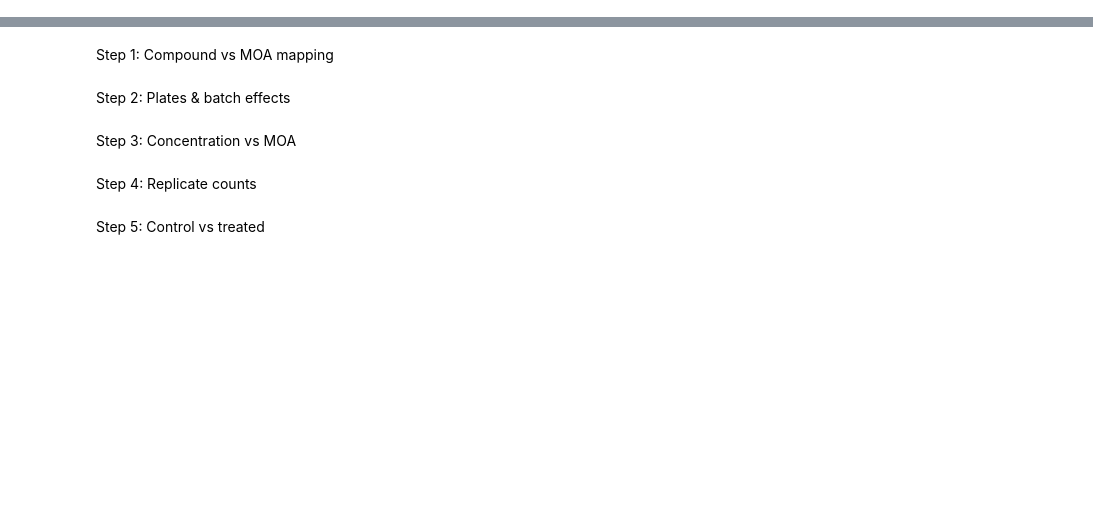
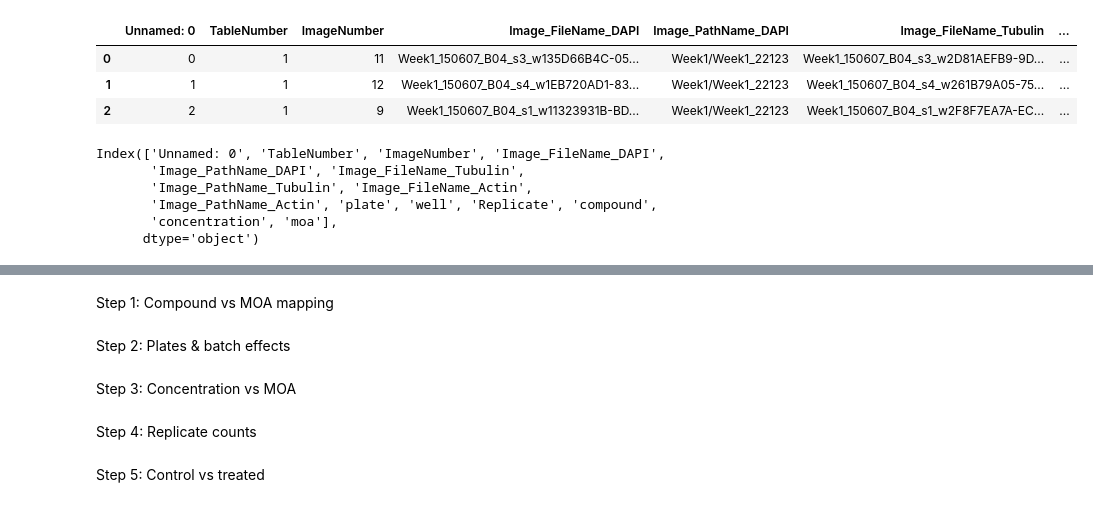
Before and after one commit to saamm/microscopy_self_supervised_learning, a Jupyter notebook: notebooks/2_metadata_analysis.ipynb, the cells around one changed output, grey strips where cells are left out. Saved outputs shown, nothing was run; the diff lists cells and outputs as text; code cells hidden in the pictures; blank space fills up the shorter version.

```diff
--- a/notebooks/2_metadata_analysis.ipynb
+++ b/notebooks/2_metadata_analysis.ipynb
@@ -5,0 +16,28 @@ drive.mount('/content/drive')
+# %%
+# metadata with moa
+full_meta = pd.read_csv("/content/drive/MyDrive/Colab Notebooks/microscopy_self_supervised_learning/data/metadata/full_meta.csv")
+full_meta.head(3)
+# %% [output]
+|  | Unnamed: 0 | TableNumber | ImageNumber | Image_FileName_DAPI | Image_PathName_DAPI | Image_FileName_Tubulin | ... |
+| 0 | 0 | 1 | 11 | Week1_150607_B04_s3_w135D66B4C-05... | Week1/Week1_22123 | Week1_150607_B04_s3_w2D81AEFB9-9D... | ... |
+| 1 | 1 | 1 | 12 | Week1_150607_B04_s4_w1EB720AD1-83... | Week1/Week1_22123 | Week1_150607_B04_s4_w261B79A05-75... | ... |
+| 2 | 2 | 1 | 9 | Week1_150607_B04_s1_w11323931B-BD... | Week1/Week1_22123 | Week1_150607_B04_s1_w2F8F7EA7A-EC... | ... |
+# %%
+#column clean-up
+full_meta = full_meta.drop(columns=["compound", "concentration"])
+
+full_meta = full_meta.rename(columns={
+    "Image_Metadata_Compound": "compound",
+    "Image_Metadata_Concentration": "concentration",
+    "Image_Metadata_Plate_DAPI": "plate",
+    "Image_Metadata_Well_DAPI": "well"
+})
+
+full_meta.columns
+# %% [output]
+Index(['Unnamed: 0', 'TableNumber', 'ImageNumber', 'Image_FileName_DAPI',
+       'Image_PathName_DAPI', 'Image_FileName_Tubulin',
+       'Image_PathName_Tubulin', 'Image_FileName_Actin',
+       'Image_PathName_Actin', 'plate', 'well', 'Replicate', 'compound',
+       'concentration', 'moa'],
+      dtype='object')
```
Also changed, not shown: parts of 10 cells of this notebook, 1 other file.
